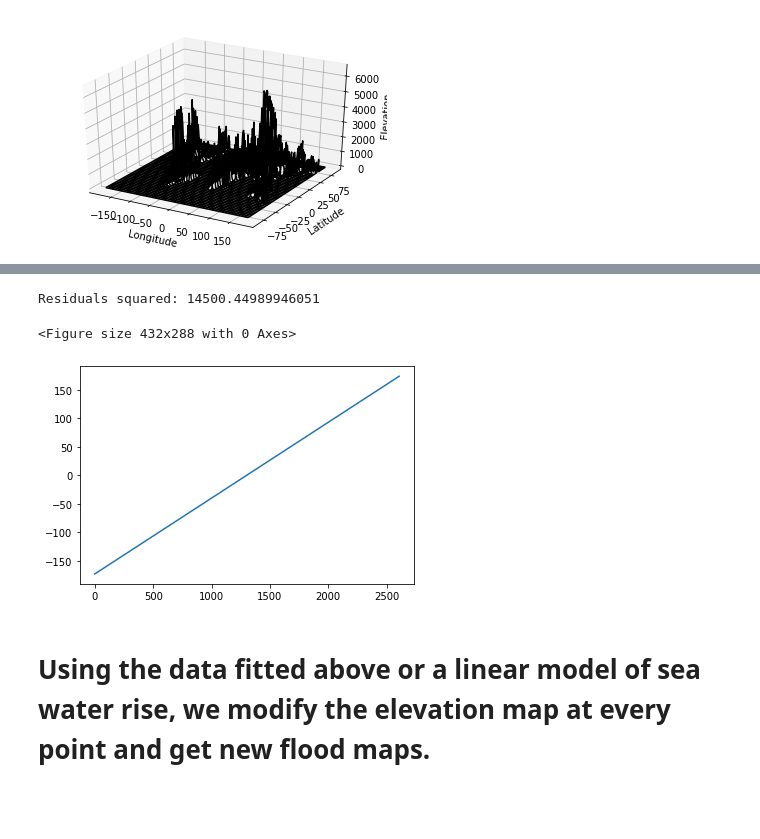
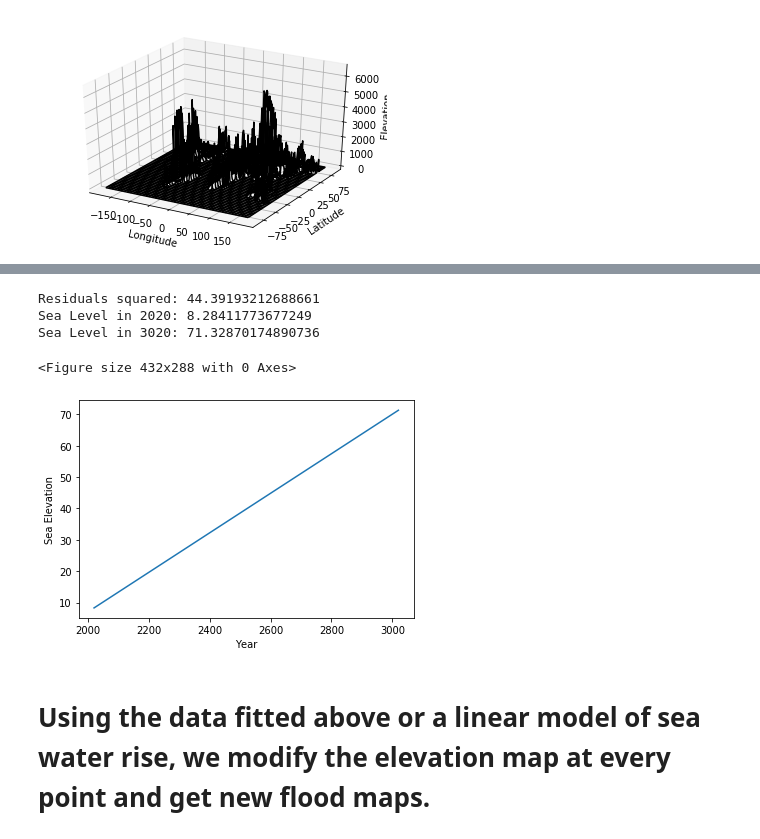
Before and after one commit to Foo2000/McGill-physics-hackathon, a Jupyter notebook: HeightMap.ipynb, the cells around one changed output, grey strips where cells are left out. Drawn from its saved outputs; the diff is of its cells as text; code cells hidden in the pictures; blank space fills up the shorter version.

```diff
--- a/HeightMap.ipynb
+++ b/HeightMap.ipynb
@@ -102,0 +86,13 @@ plt.show()
+# %%
+# Data from https://datahub.io/core/sea-level-rise
+sea_level = np.genfromtxt('epa-sea-level_csv.csv', delimiter=',', usecols=(1), skip_header=1)
+
+plt.clf()
+fig,ax = plt.subplots(1)
+time_step=1.0
+time = np.arange(1880, 2013+1, time_step)
+
+ax.plot(time, sea_level[:-1])
+ax.set_xlabel("Year")
+ax.set_ylabel("Sea Level")
+plt.show()
@@ -103,25 +102,32 @@ plt.show()
 # %%
 order=1
 
-pp=Chebyshev.fit(time,level,order)
+pp=Chebyshev.fit(time,sea_level[:-1],order)
 
-
-tt = np.arange(0, (len(sea_level['Time'])-1) + 1000, 1) # new time range
+tt = np.arange(2020, 3020+time_step, time_step) # new time range
 new_level = pp(tt)
 
 res2=0
 for i, val in enumerate(pp(time)):
-    res2+=np.abs(val - level[i])
+    res2+=np.abs(val - sea_level[i])
 print("Residuals squared: " + str(res2))
+print("Sea Level in 2020: " + str(new_level[0]))
+print("Sea Level in 3020: " + str(new_level[len(tt)-1]))
 
 plt.clf()
 fig,ax = plt.subplots(1)
 ax.plot(tt, new_level)
+ax.set_xlabel("Year")
+ax.set_ylabel("Sea Elevation")
 plt.show()
+
+np.savetxt("sealevel_2020.csv", new_level, delimiter=",")
 # %% [output]
-Residuals squared: 14500.44989946051
+Residuals squared: 44.39193212688661
+Sea Level in 2020: 8.28411773677249
+Sea Level in 3020: 71.32870174890736
 <Figure size 432x288 with 0 Axes>
-[figure, old version]
+[figure, new version]
 # %% [markdown]
 # Using the data fitted above or a linear model of sea water rise, we modify the elevation map at every point and get new flood maps.
 # %%
```
Also changed, not shown: parts of 9 cells of this notebook.
